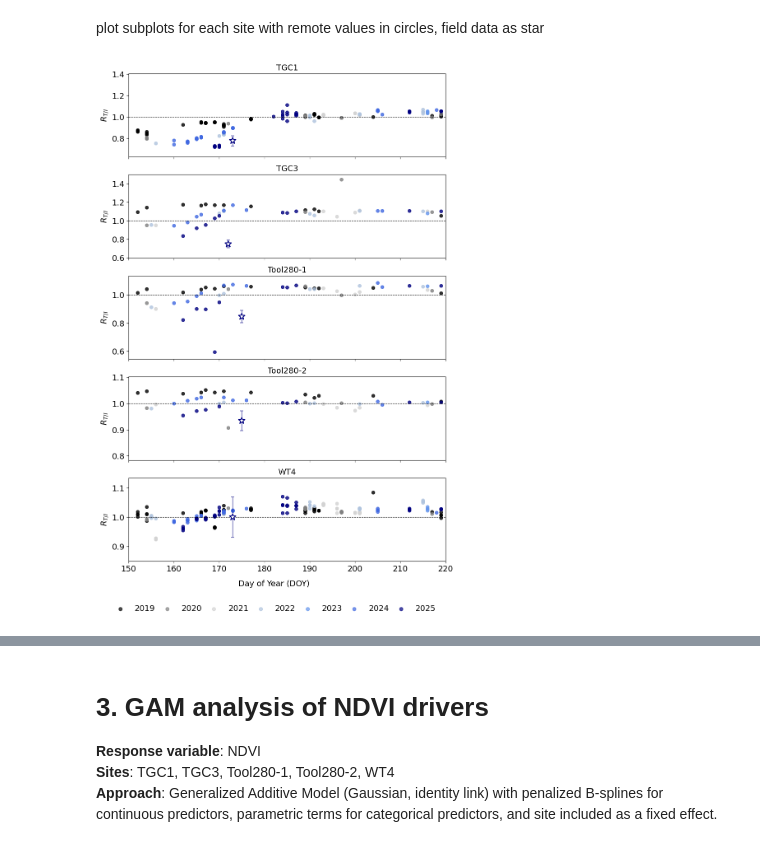
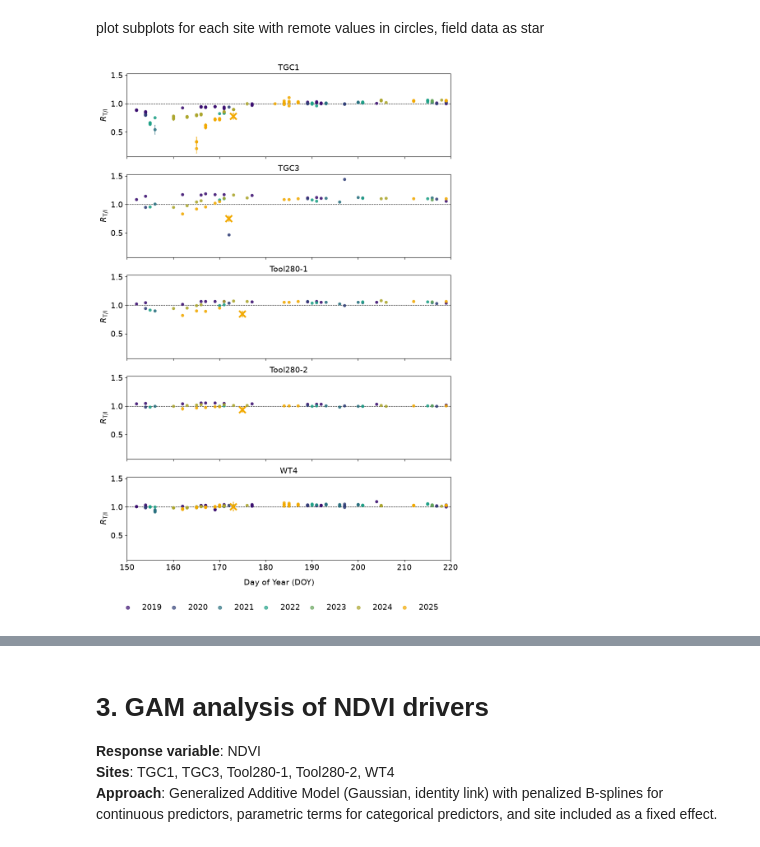
Before and after one commit to aekastning/wt_veg, a Jupyter notebook: toolik_plots.ipynb, the cells around one changed output, grey strips where cells are left out. Drawn from its saved outputs; the diff is of its cells as text; code cells hidden in the pictures.

```diff
--- a/toolik_plots.ipynb
+++ b/toolik_plots.ipynb
@@ -594,8 +595,18 @@ for data in [ndvi, field_ndvi]:
     data['year'] = data['date'].dt.year
     data['ndvi_ratio'] = data['ndvi_mean_wt'] / data['ndvi_mean_it']
 
-# standard error for field ndvi ratio
-field_ndvi['ndvi_ratio_se'] = field_ndvi['ndvi_ratio'] * np.sqrt(
-    (field_ndvi['ndvi_se_wt'] / field_ndvi['ndvi_mean_wt'])**2 +
-    (field_ndvi['ndvi_se_it'] / field_ndvi['ndvi_mean_it'])**2
-)
+    # standard error of the ratio
+    data['ndvi_ratio_se'] = data['ndvi_ratio'] * np.sqrt(
+        (data['ndvi_se_wt'] / data['ndvi_mean_wt'])**2 +
+        (data['ndvi_se_it'] / data['ndvi_mean_it'])**2
+    )
+# %%
+# drop points whose SE exceed 99th percentile in remote sensing data
+thresh = ndvi['ndvi_ratio_se'].quantile(0.99)
+print("99th percentile = ", thresh)
+
+# print dropped points
+cols = ['Site', 'year', 'doy', 'ndvi_ratio', 'ndvi_ratio_se']
+print(ndvi.loc[ndvi['ndvi_ratio_se'] > thresh, cols])
+
+ndvi = ndvi[ndvi['ndvi_ratio_se'] <= thresh] #drop
@@ -605,18 +625,18 @@ plot subplots for each site with remote values in circles, field data as star
 # plot with subplots for each site
 
 colors = {
-    2019: 'black',
-    2020: 'gray',
-    2021: 'lightgray',
-    2022: 'lightsteelblue',
-    2023: 'cornflowerblue',
-    2024: 'royalblue',
-    2025: 'navy'
+    2019: '#3B0F70',  # deep purple
+    2020: '#324078',  # indigo
+    2021: '#28707F',  # blue-teal
+    2022: '#1FA187',  # teal
+    2023: '#65A45A',  # green
+    2024: '#ACA62D',  # olive-gold
+    2025: '#F2A900',  # amber
 }
 
 sites = sorted(ndvi['Site'].unique())
 
-fig, axes = plt.subplots(len(sites), 1, figsize=(9, 13), sharex=True)
+fig, axes = plt.subplots(len(sites), 1, figsize=(9, 13), sharex=True, sharey = True)
 axes = axes.flatten()
 
 for i, site_name in enumerate(sites):
@@ -625,51 +645,59 @@ for i, site_name in enumerate(sites):
 
     ax = axes[i]
 
-    # plot remote data as circles
+    # plot remote data as circles with error bars
     for year, group in data.groupby('year'):
-        ax.scatter(group['doy'], group['ndvi_ratio'], label=year,
-                   color=colors.get(year, 'gray'), alpha=0.8,s = 30)
+        ax.errorbar(group['doy'], group['ndvi_ratio'],
+                    yerr=group['ndvi_ratio_se'],
+                    fmt='o',
+                    color=colors.get(year, 'gray'),
+                    markersize=4.5,
+                    alpha=0.8,
+                    elinewidth=1,
+                    ecolor = (colors.get(year, 'gray'), 0.5),
+                    capsize=1,
+                    label=year)
 
     # plot field data as stars with error bars
     for year, group in field_data.groupby('year'):
         ax.errorbar(group['doy'], group['ndvi_ratio'],
             yerr=group['ndvi_ratio_se'],
-            fmt='*',
-            markerfacecolor='white',
+            fmt='x',
             markeredgecolor=colors.get(year, 'gray'),
-            markeredgewidth=1.5,
+            markeredgewidth=3,
             markersize=12,
             ecolor=(colors.get(year, 'gray'), 0.5), # alpha = 0.5
             elinewidth=1.5,
-            capsize=3,
+            capsize=1.5,
             zorder=5)
 
     # add dashed line where ndvi ratio = 1
     ax.axhline(y=1, color='black', linestyle='--', linewidth=0.8)
 
-    ymin = min(np.nanmin(data['ndvi_ratio']), np.nanmin(field_data['ndvi_ratio']) - 0.1)
-    ymax = np.nanmax(data['ndvi_ratio'])
-    ax.set_ylim(ymin - 0.05, ymax + 0.05)
+    # ymin = min(np.nanmin(data['ndvi_ratio']), np.nanmin(field_data['ndvi_ratio']) - 0.1)
+    # ymax = np.nanmax(data['ndvi_ratio'])
+    # ax.set_ylim(ymin - 0.1, ymax + 0.05)
+
     ax.set_xlim(150,220) # growing season time of interest
 
     ax.tick_params(axis='both', labelsize=14)
 
     ax.set_title(site_name, fontsize = 14)
-    ax.set_ylabel(r'$R_{T/I}$', fontsize = 14)
+    ax.set_ylabel(r'$R_{\mathrm{T/I}}$', fontsize = 14)
 
 for j in range(i + 1, len(axes)):
     axes[j].set_visible(False)
 
 # label x axis for entire figure
 fig.supxlabel('Day of Year (DOY)', fontsize=14)
 
 #legend
 handles = [plt.scatter([], [], color=colors[year], alpha=0.7, label=year) for year in sorted(colors)]
 fig.legend(handles=handles, loc='lower center', ncols=7, bbox_to_anchor=(0.5, -0.05),
            fontsize=14, title_fontsize=9, frameon=False, columnspacing=0.5
            )
 
 plt.tight_layout()
 plt.show()
 # %% [output]
-[figure, old version]
+[figure, new version]
```
Also changed, not shown: parts of 23 cells of this notebook, 5 other files.
